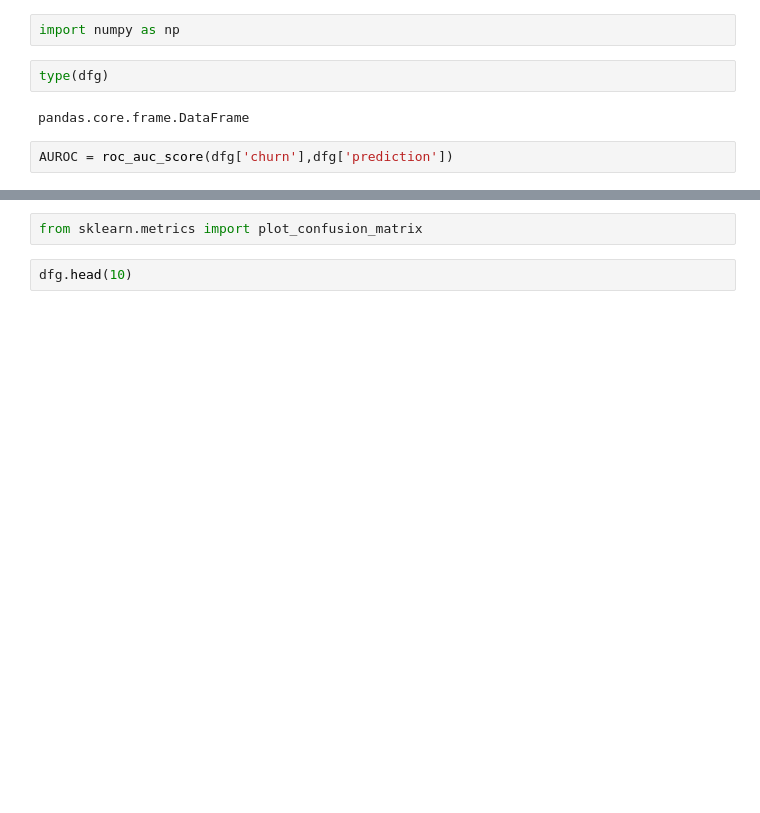
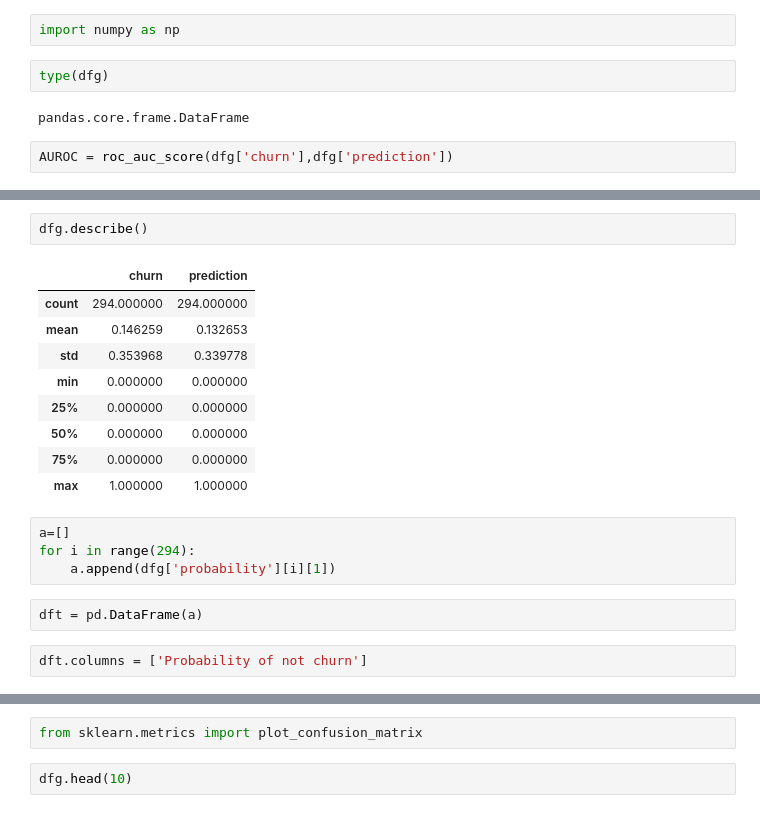
Before and after one commit to BAGLAT/Predicting-customer-churn-using-pySpark---Hands-On, a Jupyter notebook: Predicting Churns using pySpark.ipynb, the cells around one changed output, grey strips where cells are left out. Saved outputs shown, nothing was run; the diff lists cells and outputs as text; blank space fills up the shorter version.

```diff
--- a/Predicting Churns using pySpark.ipynb
+++ b/Predicting Churns using pySpark.ipynb
@@ -183,0 +200,20 @@ AUROC
+# %%
+dfg.describe()
+# %% [output]
+|  | churn | prediction |
+| count | 294.000000 | 294.000000 |
+| mean | 0.146259 | 0.132653 |
+| std | 0.353968 | 0.339778 |
+| min | 0.000000 | 0.000000 |
+| 25% | 0.000000 | 0.000000 |
+| 50% | 0.000000 | 0.000000 |
+| 75% | 0.000000 | 0.000000 |
+| max | 1.000000 | 1.000000 |
+# %%
+a=[]
+for i in range(294):
+    a.append(dfg['probability'][i][1])
+# %%
+dft = pd.DataFrame(a)
+# %%
+dft.columns = ['Probability of not churn']
```
Also changed, not shown: parts of 9 cells of this notebook.
